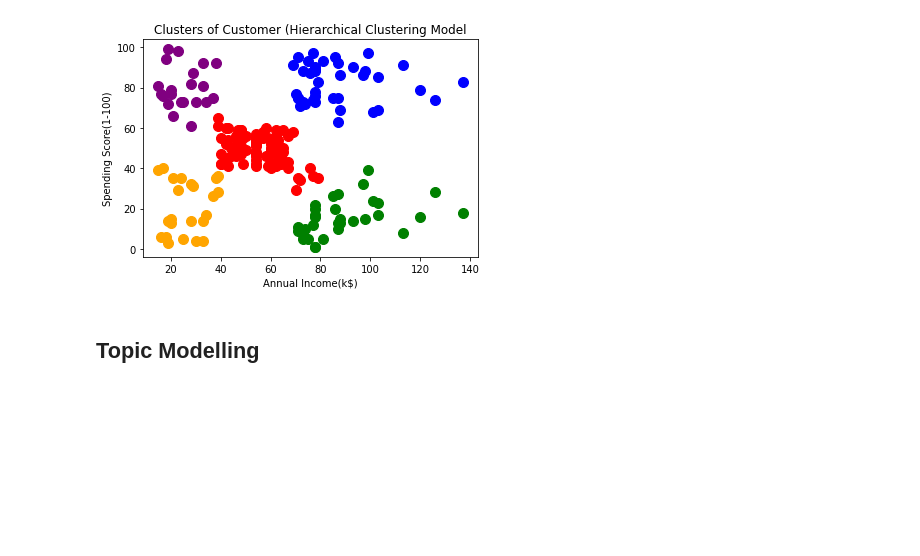
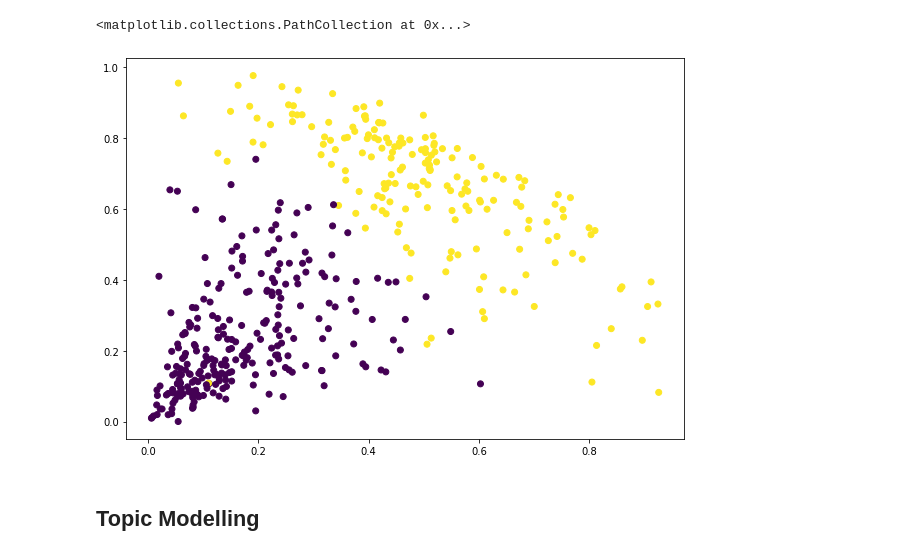
Before and after one commit to uditnm/Data-Science-assignments, a Jupyter notebook: DS_assignment_3.ipynb, the cells around one changed output. Drawn from its saved outputs; the diff is of its cells as text; code cells hidden in the pictures; blank space fills up the shorter version.

```diff
--- a/DS_assignment_3.ipynb
+++ b/DS_assignment_3.ipynb
@@ -34,4 +65,4 @@ plt.show()
 # %%
 from sklearn.cluster import AgglomerativeClustering
-hc = AgglomerativeClustering(n_clusters=5, affinity = 'euclidean', linkage ='ward')
-y_hc = hc.fit_predict(X)
+cluster = AgglomerativeClustering(n_clusters=2, affinity='euclidean', linkage='ward')
+cluster.fit_predict(data_scaled)
@@ -38,14 +90,8 @@ y_hc = hc.fit_predict(X)
-# %%
-plt.scatter(X[y_hc==0,0],X[y_hc==0,1],s=100,c='green', label='Cluster 1')
-plt.scatter(X[y_hc==1,0],X[y_hc==1,1],s=100,c='red', label='Cluster 2')
-plt.scatter(X[y_hc==2,0],X[y_hc==2,1],s=100,c='blue', label='Cluster 3')
-plt.scatter(X[y_hc==3,0],X[y_hc==3,1],s=100,c='purple', label='Cluster 4')
-plt.scatter(X[y_hc==4,0],X[y_hc==4,1],s=100,c='orange', label='Cluster 5')
-plt.title('Clusters of Customer (Hierarchical Clustering Model')
-plt.xlabel('Annual Income(k$)')
-plt.ylabel('Spending Score(1-100)')
-plt.show()
-# %% [output]
-[figure, removed]
+# %%
+plt.figure(figsize=(10, 7))
+plt.scatter(data_scaled['Milk'], data_scaled['Grocery'], c=cluster.labels_)
+# %% [output]
+<matplotlib.collections.PathCollection at 0x...>
+[figure, added]
 # %% [markdown]
 ## Topic Modelling
```
Also changed, not shown: parts of 24 cells of this notebook.
